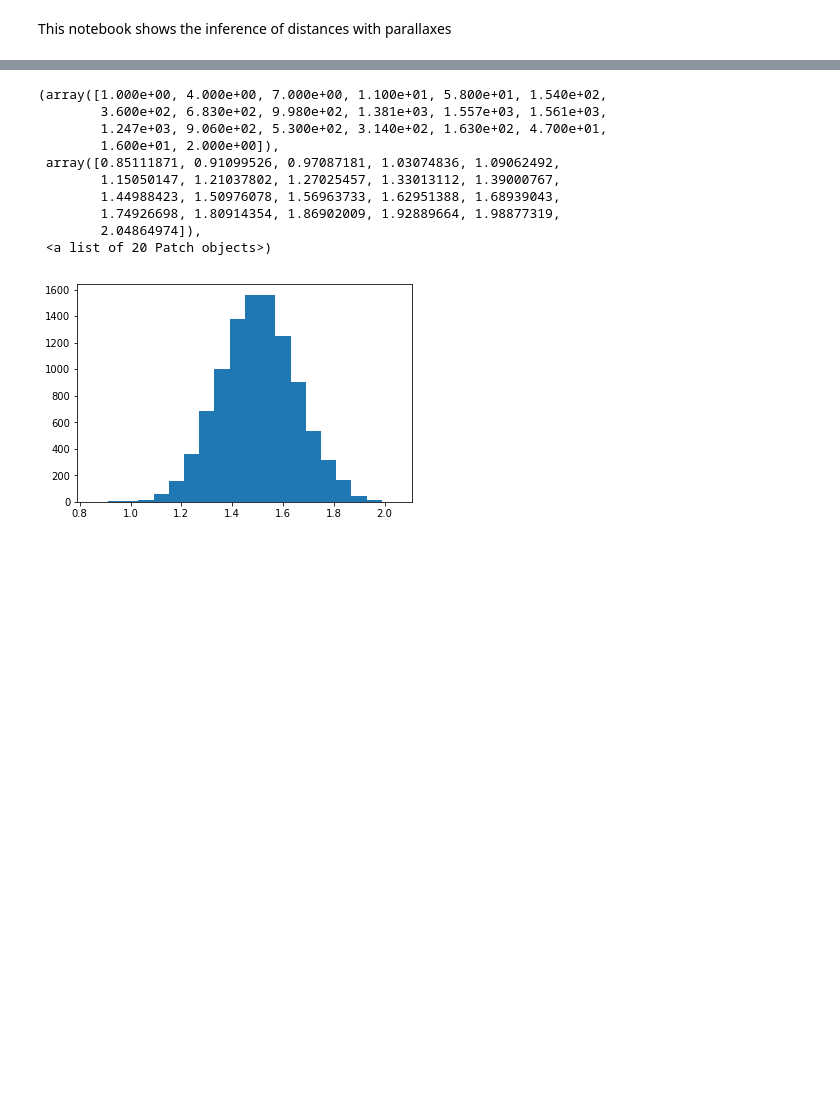
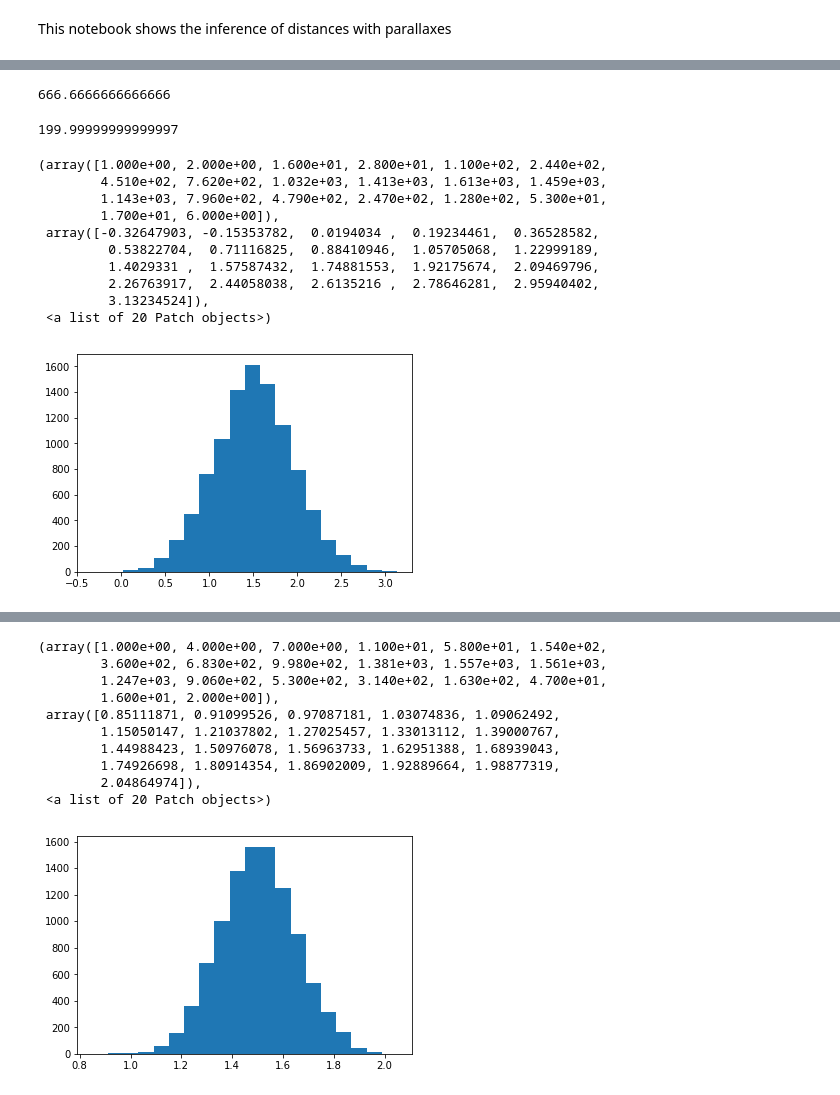
Before and after one commit to fjdu/seminar-pmo-sf, a Jupyter notebook: 2019-01-04-MCMC-qzyan/distanceInference.ipynb, the cells around one changed output, grey strips where cells are left out. Saved outputs shown, nothing was run; the diff lists cells and outputs as text; code cells hidden in the pictures; blank space fills up the shorter version.

```diff
--- a/2019-01-04-MCMC-qzyan/distanceInference.ipynb
+++ b/2019-01-04-MCMC-qzyan/distanceInference.ipynb
@@ -2,0 +8,13 @@ This notebook shows the inference of distances with parallaxes
+# %%
+p=1.5 #mas
+perror=0.45 #mas
+# %%
+1./p*1000
+# %% [output]
+666.6666666666666
+# %%
+1/p**2*perror*1000
+# %% [output]
+199.99999999999997
+# %%
+ps=np.random.normal(p,perror,10000)
@@ -2,0 +24,14 @@ This notebook shows the inference of distances with parallaxes
+# %%
+plt.hist(ps,bins=20)
+# %% [output]
+(array([1.000e+00, 2.000e+00, 1.600e+01, 2.800e+01, 1.100e+02, 2.440e+02,
+        4.510e+02, 7.620e+02, 1.032e+03, 1.413e+03, 1.613e+03, 1.459e+03,
+        1.143e+03, 7.960e+02, 4.790e+02, 2.470e+02, 1.280e+02, 5.300e+01,
+        1.700e+01, 6.000e+00]),
+ array([-0.32647903, -0.15353782,  0.0194034 ,  0.19234461,  0.36528582,
+         0.53822704,  0.71116825,  0.88410946,  1.05705068,  1.22999189,
+         1.4029331 ,  1.57587432,  1.74881553,  1.92175674,  2.09469796,
+         2.26763917,  2.44058038,  2.6135216 ,  2.78646281,  2.95940402,
+         3.13234524]),
+ <a list of 20 Patch objects>)
+[figure, added]
```
Also changed, not shown: parts of 7 cells of this notebook, 3 other files.
